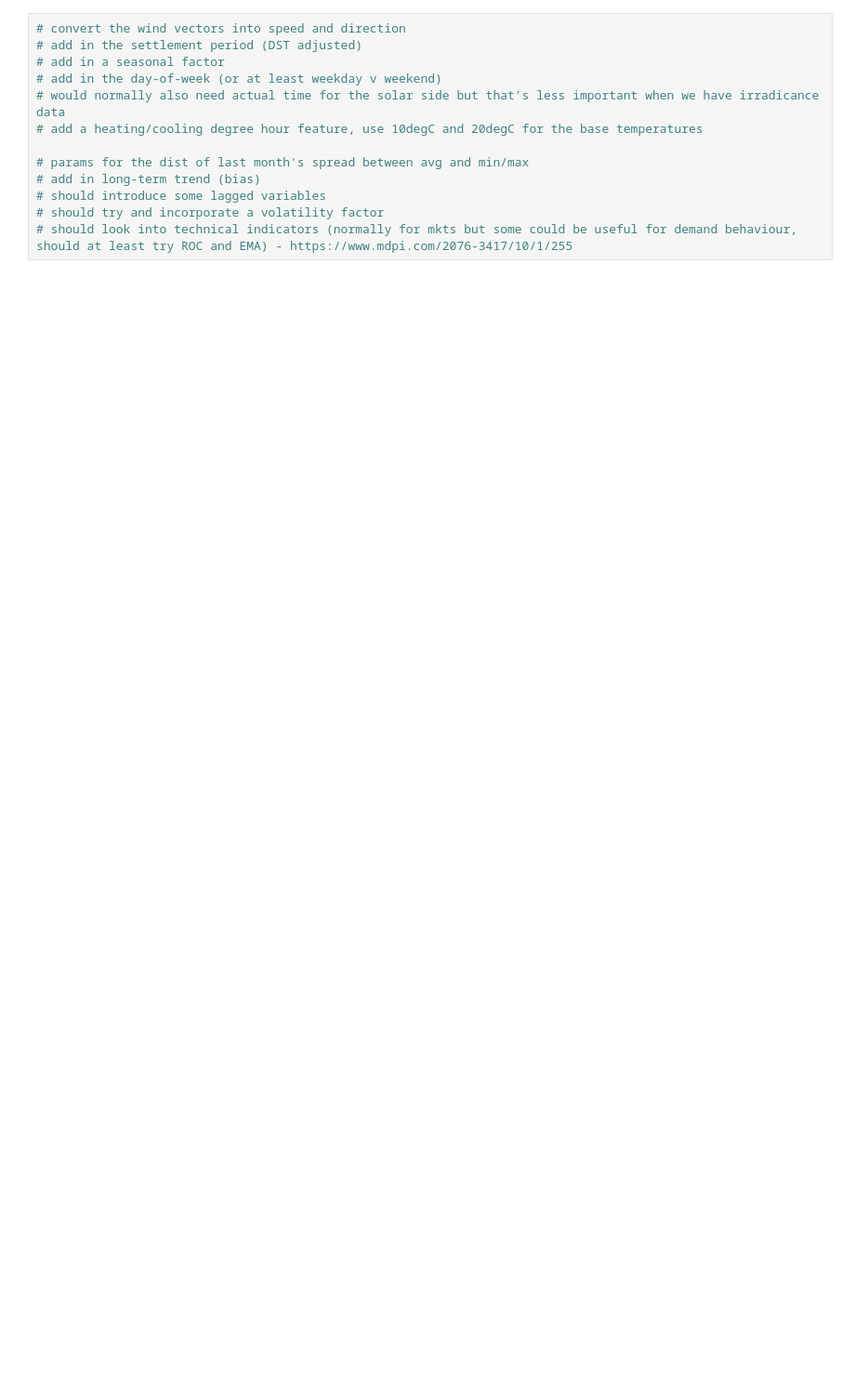
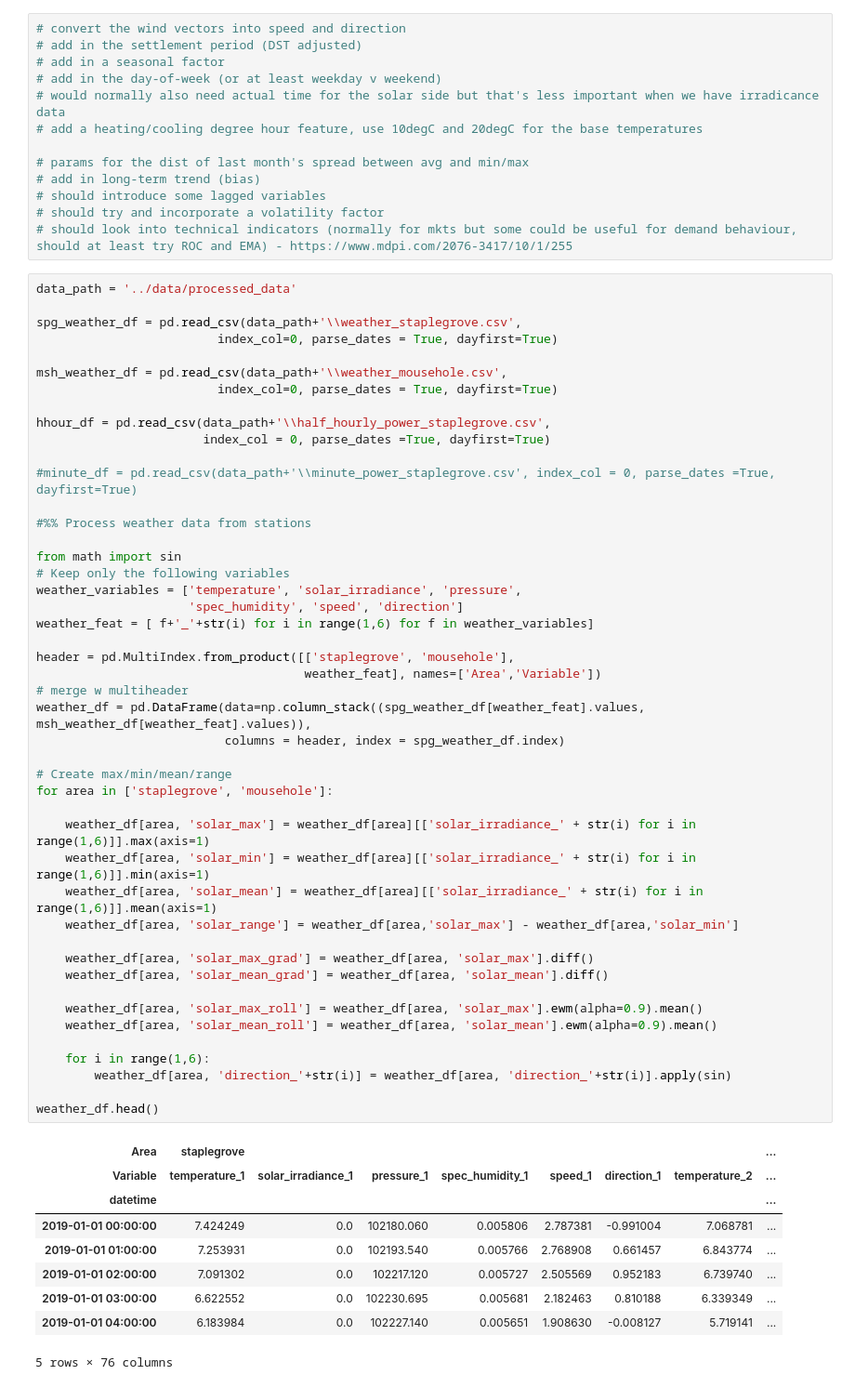
Before and after one commit to AyrtonB/WPD-Hackathon, a Jupyter notebook: nbs/03a-feature-generation.ipynb, the cells around one changed output. Shown at 93% size. Saved outputs shown, nothing was run; the diff lists cells and outputs as text; blank space fills up the shorter version.

```diff
--- a/nbs/03a-feature-generation.ipynb
+++ b/nbs/03a-feature-generation.ipynb
@@ -262,6 +309,62 @@ process_features(df_features).head()
 # should introduce some lagged variables
 # should try and incorporate a volatility factor
 # should look into technical indicators (normally for mkts but some could be useful for demand behaviour, should at least try ROC and EMA) - https://www.mdpi.com/2076-3417/10/1/255
+# %%
+data_path = '../data/processed_data'
+
+spg_weather_df = pd.read_csv(data_path+'\\weather_staplegrove.csv',
+                         index_col=0, parse_dates = True, dayfirst=True)
+
+msh_weather_df = pd.read_csv(data_path+'\\weather_mousehole.csv',
+                         index_col=0, parse_dates = True, dayfirst=True)
+
+hhour_df = pd.read_csv(data_path+'\\half_hourly_power_staplegrove.csv',
+                       index_col = 0, parse_dates =True, dayfirst=True)
+
+#minute_df = pd.read_csv(data_path+'\\minute_power_staplegrove.csv', index_col = 0, parse_dates =True, dayfirst=True)
+
+#%% Process weather data from stations
+
+from math import sin
+# Keep only the following variables
+weather_variables = ['temperature', 'solar_irradiance', 'pressure',
+                     'spec_humidity', 'speed', 'direction']
+weather_feat = [ f+'_'+str(i) for i in range(1,6) for f in weather_variables]
+
+header = pd.MultiIndex.from_product([['staplegrove', 'mousehole'],
+                                     weather_feat], names=['Area','Variable'])
+# merge w multiheader
+weather_df = pd.DataFrame(data=np.column_stack((spg_weather_df[weather_feat].values, msh_weather_df[weather_feat].values)),
+                          columns = header, index = spg_weather_df.index)
+
+# Create max/min/mean/range
+for area in ['staplegrove', 'mousehole']:
+
+    weather_df[area, 'solar_max'] = weather_df[area][['solar_irradiance_' + str(i) for i in range(1,6)]].max(axis=1)
+    weather_df[area, 'solar_min'] = weather_df[area][['solar_irradiance_' + str(i) for i in range(1,6)]].min(axis=1)
+    weather_df[area, 'solar_mean'] = weather_df[area][['solar_irradiance_' + str(i) for i in range(1,6)]].mean(axis=1)
+    weather_df[area, 'solar_range'] = weather_df[area,'solar_max'] - weather_df[area,'solar_min']
+
+    weather_df[area, 'solar_max_grad'] = weather_df[area, 'solar_max'].diff()
+    weather_df[area, 'solar_mean_grad'] = weather_df[area, 'solar_mean'].diff()
+
+    weather_df[area, 'solar_max_roll'] = weather_df[area, 'solar_max'].ewm(alpha=0.9).mean()
+    weather_df[area, 'solar_mean_roll'] = weather_df[area, 'solar_mean'].ewm(alpha=0.9).mean()
+
+    for i in range(1,6):
+        weather_df[area, 'direction_'+str(i)] = weather_df[area, 'direction_'+str(i)].apply(sin)
+
+weather_df.head()
+# %% [output]
+| Area | staplegrove |  |  |  |  |  |  | ... |
+| Variable | temperature_1 | solar_irradiance_1 | pressure_1 | spec_humidity_1 | speed_1 | direction_1 | temperature_2 | ... |
+| datetime |  |  |  |  |  |  |  | ... |
+| 2019-01-01 00:00:00 | 7.424249 | 0.0 | 102180.060 | 0.005806 | 2.787381 | -0.991004 | 7.068781 | ... |
+| 2019-01-01 01:00:00 | 7.253931 | 0.0 | 102193.540 | 0.005766 | 2.768908 | 0.661457 | 6.843774 | ... |
+| 2019-01-01 02:00:00 | 7.091302 | 0.0 | 102217.120 | 0.005727 | 2.505569 | 0.952183 | 6.739740 | ... |
+| 2019-01-01 03:00:00 | 6.622552 | 0.0 | 102230.695 | 0.005681 | 2.182463 | 0.810188 | 6.339349 | ... |
+| 2019-01-01 04:00:00 | 6.183984 | 0.0 | 102227.140 | 0.005651 | 1.908630 | -0.008127 | 5.719141 | ... |
+5 rows × 76 columns
 # %%
 #hide
 from nbdev.export import notebook2script
```
Also changed, not shown: parts of 11 cells of this notebook, 19 other files.
